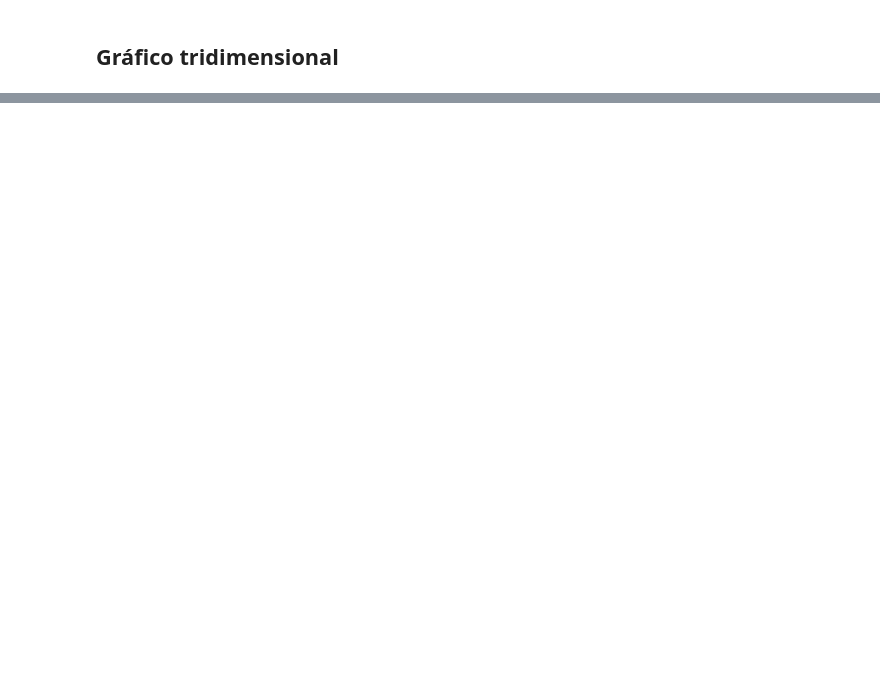
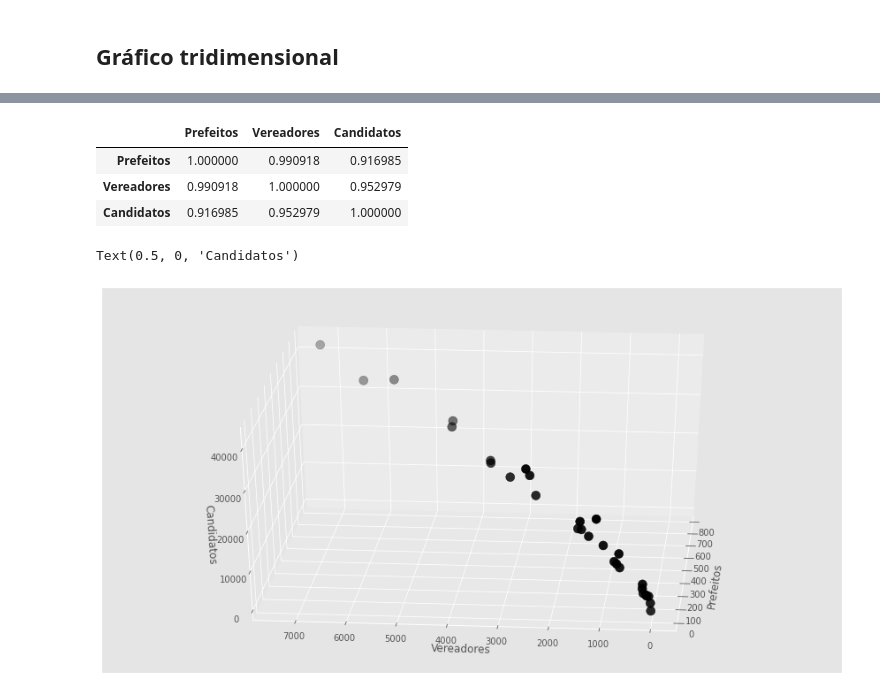
Before and after one commit to carlitos9087/Caderno_de_anota-es_python, a Jupyter notebook: Analise_eleicoes/udemy.ipynb, the cells around one changed output, grey strips where cells are left out. Drawn from its saved outputs; the diff is of its cells as text; code cells hidden in the pictures; blank space fills up the shorter version.

```diff
--- a/Analise_eleicoes/udemy.ipynb
+++ b/Analise_eleicoes/udemy.ipynb
@@ -327,0 +378,3 @@ Tab_Correlacao.head()
+# %%
+Tab_Correlacao = pd.merge(Tab_Correlacao, Quantidade_candidatos, on=['Partido'], how='inner')
+Tab_Correlacao.head()
@@ -327,0 +388,27 @@ Tab_Correlacao.head()
+# %%
+Tab_Correlacao.corr()#correlação
+# %% [output]
+|  | Prefeitos | Vereadores | Candidatos |
+| Prefeitos | 1.000000 | 0.990918 | 0.916985 |
+| Vereadores | 0.990918 | 1.000000 | 0.952979 |
+| Candidatos | 0.916985 | 0.952979 | 1.000000 |
+# %%
+figura= plt.figure(figsize=(15,8))
+
+#instanciar
+eixo= figura.add_subplot(111, projection='3d')
+eixo.scatter(
+    Tab_Correlacao['Prefeitos'],
+    Tab_Correlacao['Vereadores'],
+    Tab_Correlacao['Candidatos'],
+    c='black',
+    s=100
+)
+eixo.view_init(30,185)
+#labels
+eixo.set_xlabel('Prefeitos')
+eixo.set_ylabel('Vereadores')
+eixo.set_zlabel('Candidatos')
+# %% [output]
+Text(0.5, 0, 'Candidatos')
+[figure, added]
```
Also changed, not shown: parts of 6 cells of this notebook.
